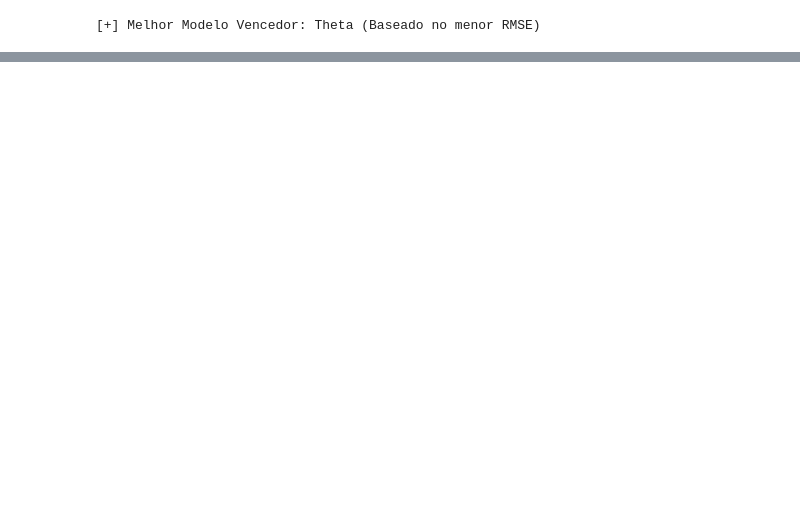
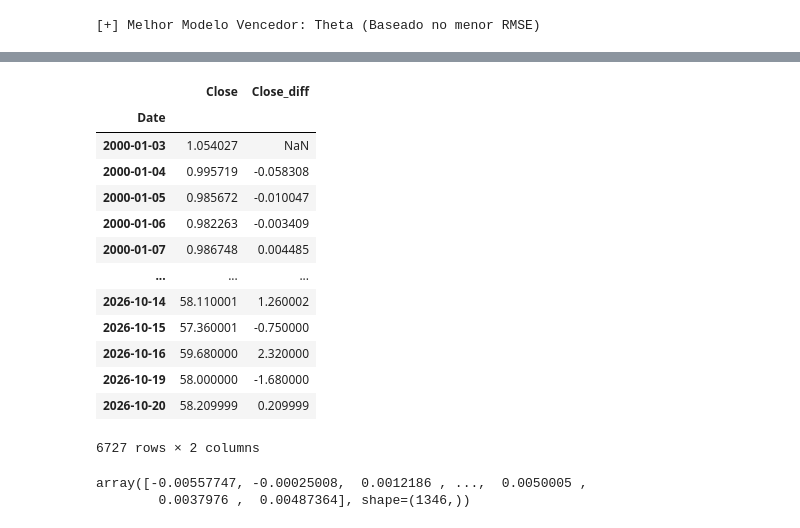
Before and after one commit to lfcalabria/aprendizado, a Jupyter notebook: Códigos/petrobras.ipynb, the cells around one changed output, grey strips where cells are left out. Saved outputs shown, nothing was run; the diff lists cells and outputs as text; code cells hidden in the pictures; blank space fills up the shorter version.

```diff
--- a/Códigos/petrobras.ipynb
+++ b/Códigos/petrobras.ipynb
@@ -464,0 +465,22 @@ for data, valor in zip(datas_futuras, prev_futura_real):
+# %%
+df
+# %% [output]
+|  | Close | Close_diff |
+| Date |  |  |
+| 2000-01-03 | 1.054027 | NaN |
+| 2000-01-04 | 0.995719 | -0.058308 |
+| 2000-01-05 | 0.985672 | -0.010047 |
+| 2000-01-06 | 0.982263 | -0.003409 |
+| 2000-01-07 | 0.986748 | 0.004485 |
+| ... | ... | ... |
+| 2026-10-14 | 58.110001 | 1.260002 |
+| 2026-10-15 | 57.360001 | -0.750000 |
+| 2026-10-16 | 59.680000 | 2.320000 |
+| 2026-10-19 | 58.000000 | -1.680000 |
+| 2026-10-20 | 58.209999 | 0.209999 |
+6727 rows × 2 columns
+# %%
+previsoes['Prophet']
+# %% [output]
+array([-0.00557747, -0.00025008,  0.0012186 , ...,  0.0050005 ,
+        0.0037976 ,  0.00487364], shape=(1346,))
```
Also changed, not shown: parts of 12 cells of this notebook, 2 other files.
